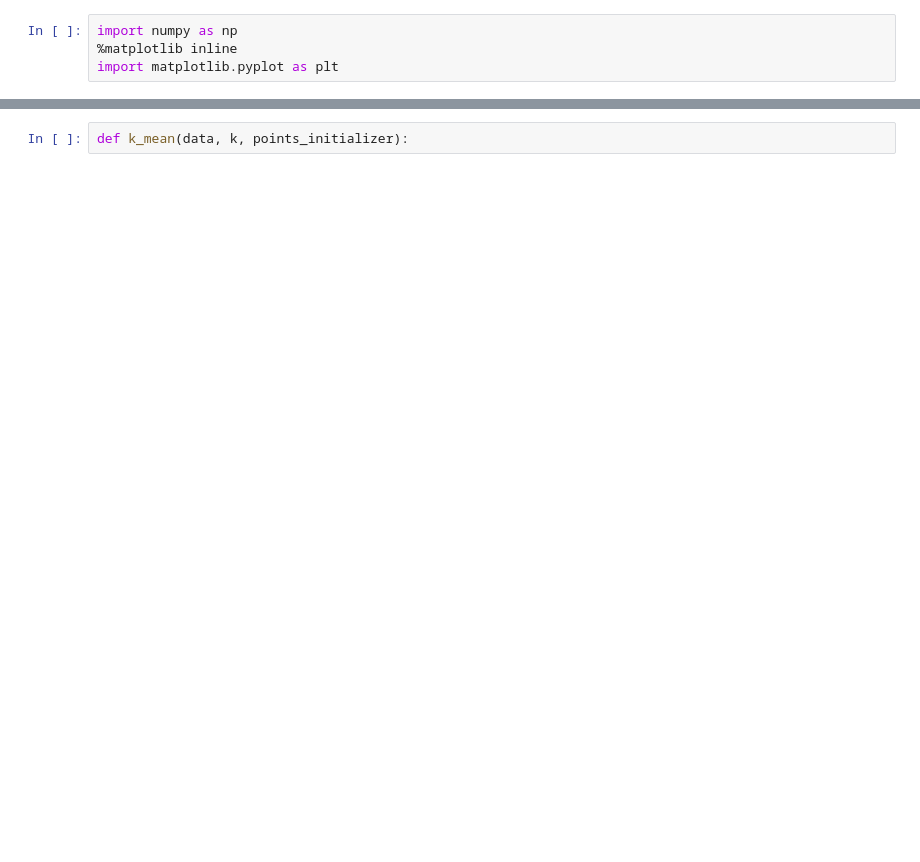
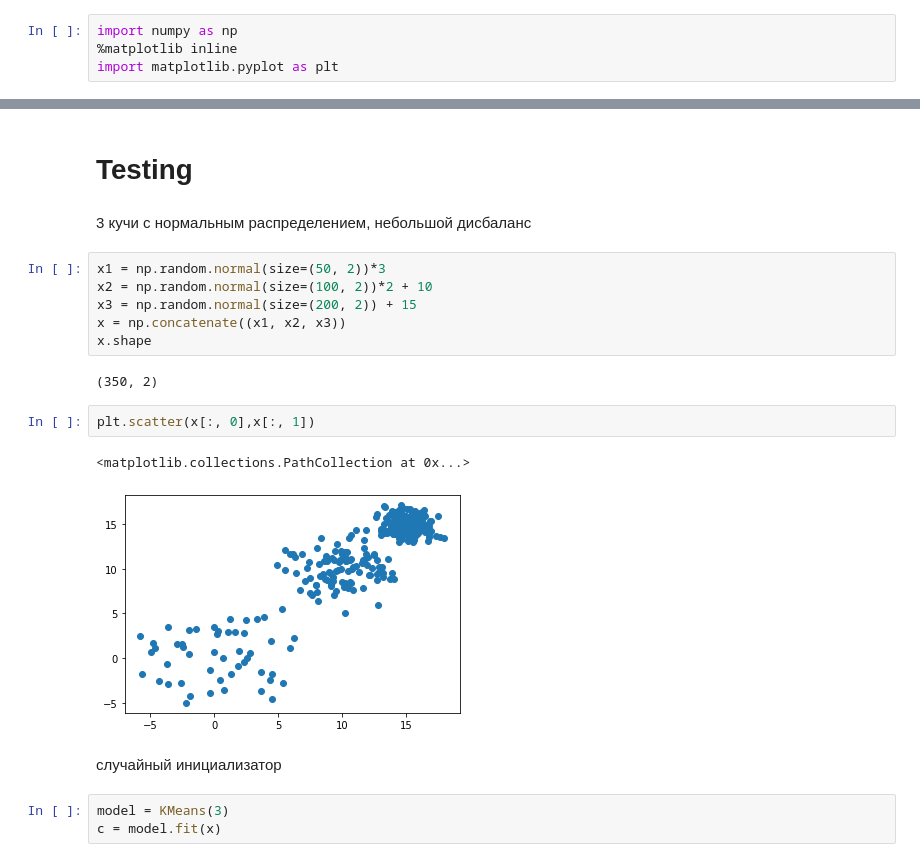
Before and after one commit to Dmitry315/Clasterization, a Jupyter notebook: K-means.ipynb, the cells around one changed output, grey strips where cells are left out. Cells and saved outputs as stored; diff of their text form; blank space fills up the shorter version.

Commit message:
make k-means, good centroids initialization and start testing

```diff
--- a/K-means.ipynb
+++ b/K-means.ipynb
@@ -36,2 +70,22 @@ class KMeans:
-# %%
-def k_mean(data, k, points_initializer):
+# %% [markdown]
+# Testing
+# %% [markdown]
+3 кучи с нормальным распределением, небольшой дисбаланс
+# %%
+x1 = np.random.normal(size=(50, 2))*3
+x2 = np.random.normal(size=(100, 2))*2 + 10
+x3 = np.random.normal(size=(200, 2)) + 15
+x = np.concatenate((x1, x2, x3))
+x.shape
+# %% [output]
+(350, 2)
+# %%
+plt.scatter(x[:, 0],x[:, 1])
+# %% [output]
+<matplotlib.collections.PathCollection at 0x...>
+[figure, added]
+# %% [markdown]
+случайный инициализатор
+# %%
+model = KMeans(3)
+c = model.fit(x)
```
Also changed, not shown: parts of 11 cells of this notebook.
